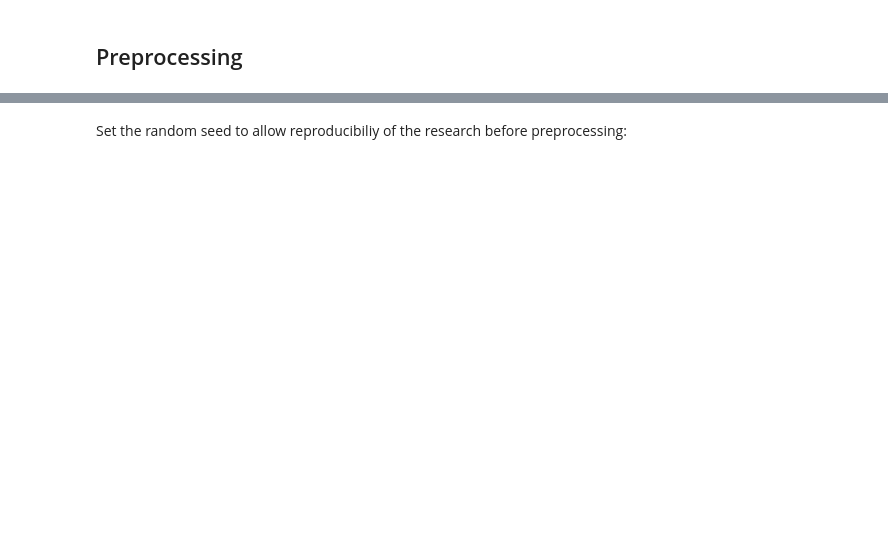
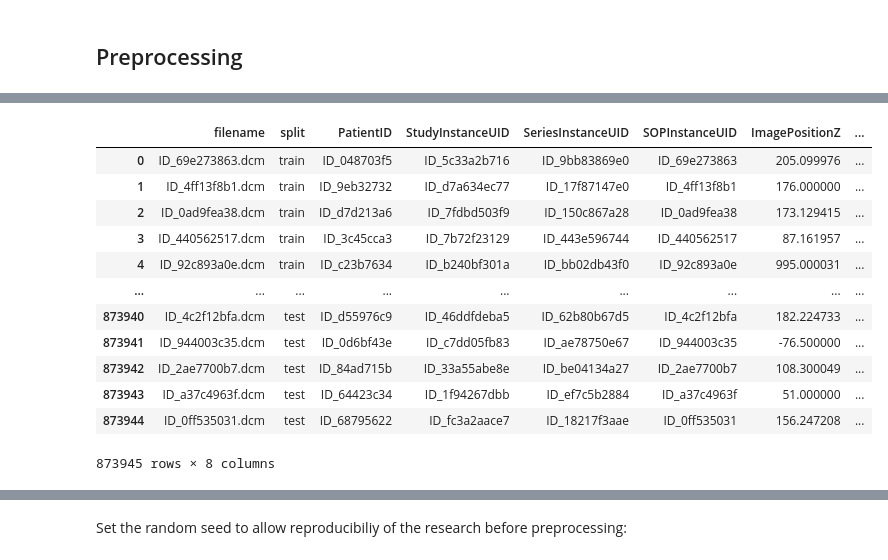
Before and after one commit to azhar-rafiq/thesis-xai, a Jupyter notebook: thesis.ipynb, the cells around one changed output, grey strips where cells are left out. Drawn from its saved outputs; the diff is of its cells as text; code cells hidden in the pictures; blank space fills up the shorter version.

```diff
--- a/thesis.ipynb
+++ b/thesis.ipynb
@@ -433,0 +666,16 @@ aa
+# %%
+df
+# %% [output]
+|  | filename | split | PatientID | StudyInstanceUID | SeriesInstanceUID | SOPInstanceUID | ImagePositionZ | ... |
+| 0 | ID_69e273863.dcm | train | ID_048703f5 | ID_5c33a2b716 | ID_9bb83869e0 | ID_69e273863 | 205.099976 | ... |
+| 1 | ID_4ff13f8b1.dcm | train | ID_9eb32732 | ID_d7a634ec77 | ID_17f87147e0 | ID_4ff13f8b1 | 176.000000 | ... |
+| 2 | ID_0ad9fea38.dcm | train | ID_d7d213a6 | ID_7fdbd503f9 | ID_150c867a28 | ID_0ad9fea38 | 173.129415 | ... |
+| 3 | ID_440562517.dcm | train | ID_3c45cca3 | ID_7b72f23129 | ID_443e596744 | ID_440562517 | 87.161957 | ... |
+| 4 | ID_92c893a0e.dcm | train | ID_c23b7634 | ID_b240bf301a | ID_bb02db43f0 | ID_92c893a0e | 995.000031 | ... |
+| ... | ... | ... | ... | ... | ... | ... | ... | ... |
+| 873940 | ID_4c2f12bfa.dcm | test | ID_d55976c9 | ID_46ddfdeba5 | ID_62b80b67d5 | ID_4c2f12bfa | 182.224733 | ... |
+| 873941 | ID_944003c35.dcm | test | ID_0d6bf43e | ID_c7dd05fb83 | ID_ae78750e67 | ID_944003c35 | -76.500000 | ... |
+| 873942 | ID_2ae7700b7.dcm | test | ID_84ad715b | ID_33a55abe8e | ID_be04134a27 | ID_2ae7700b7 | 108.300049 | ... |
+| 873943 | ID_a37c4963f.dcm | test | ID_64423c34 | ID_1f94267dbb | ID_ef7c5b2884 | ID_a37c4963f | 51.000000 | ... |
+| 873944 | ID_0ff535031.dcm | test | ID_68795622 | ID_fc3a2aace7 | ID_18217f3aae | ID_0ff535031 | 156.247208 | ... |
+873945 rows × 8 columns
```
Also changed, not shown: parts of 47 cells of this notebook, 2 other files.
